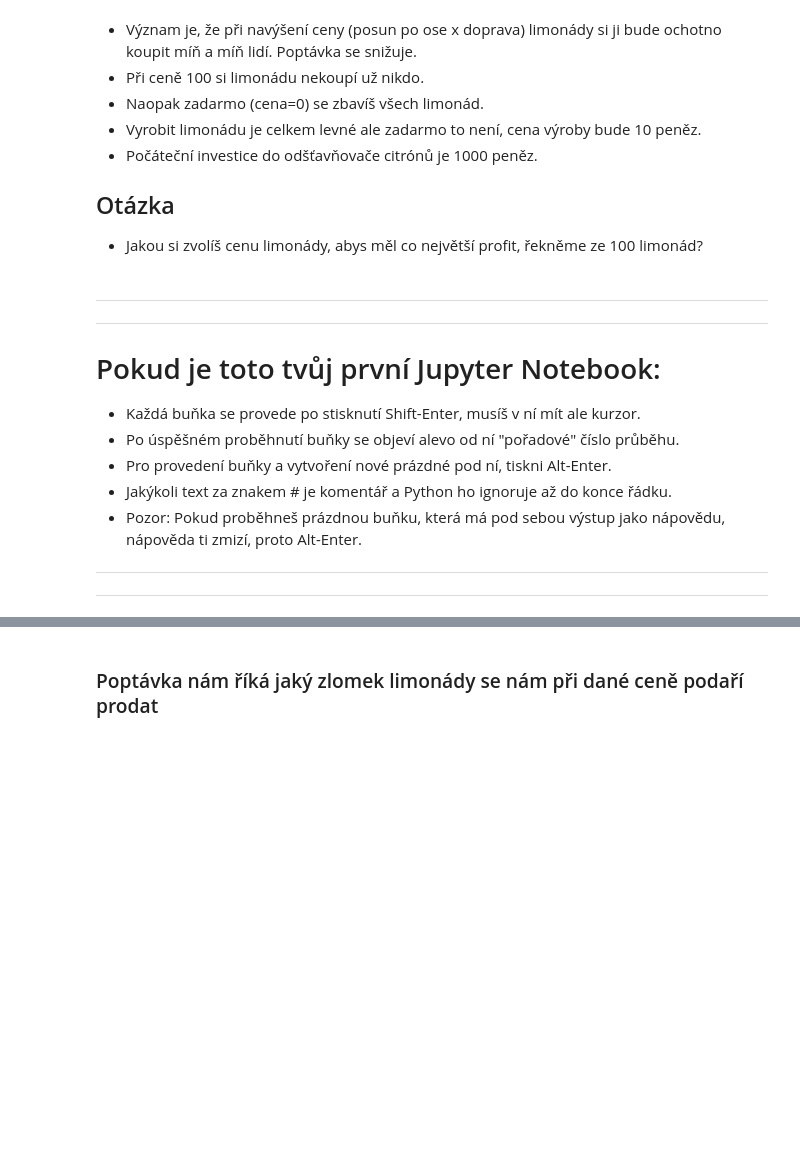
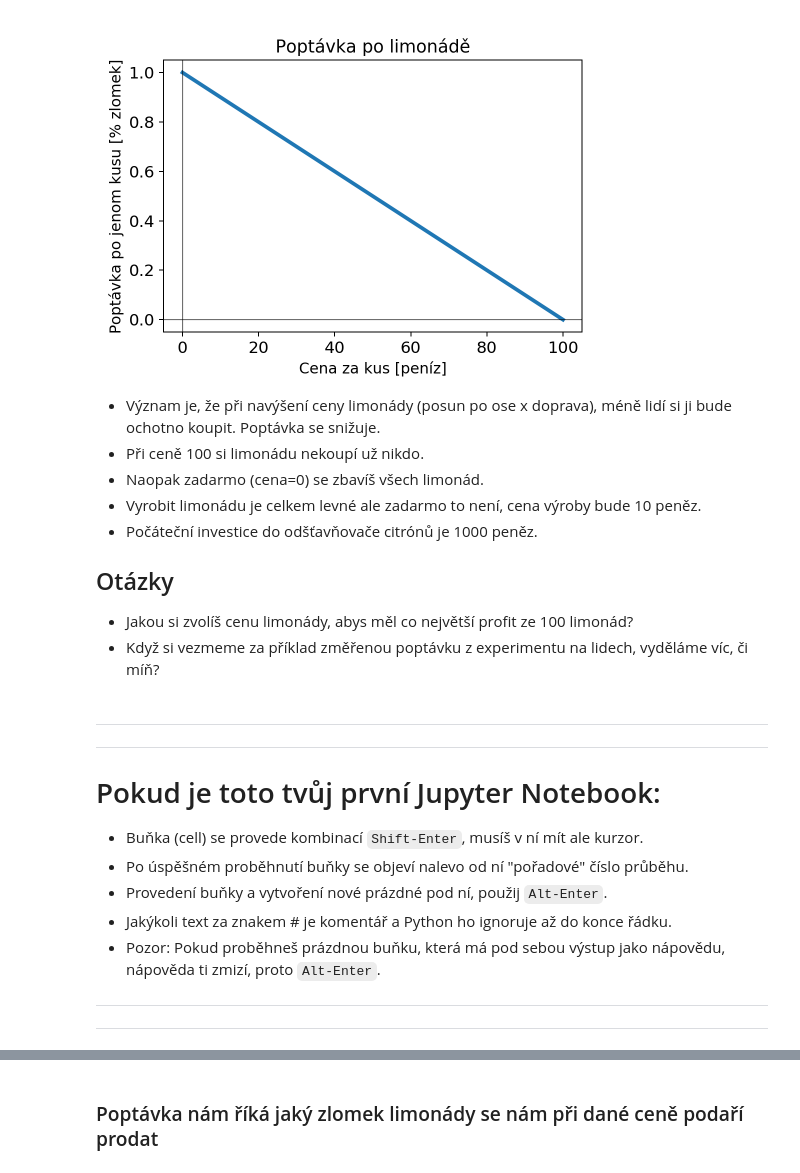
Before and after one commit to palec87/pymarad, a Jupyter notebook: cz/01_kvadraticka/kvadraticka_poptavka_zadani.ipynb, the cells around one changed output, grey strips where cells are left out. Drawn from its saved outputs; the diff is of its cells as text; code cells hidden in the pictures; blank space fills up the shorter version.

```diff
--- a/cz/01_kvadraticka/kvadraticka_poptavka_zadani.ipynb
+++ b/cz/01_kvadraticka/kvadraticka_poptavka_zadani.ipynb
@@ -14,20 +10,26 @@ display.Image(b64decode(image01), retina=True)
+# %%
+from IPython.display import Image
+Image('../../resource/fig/poptavka_lim.png', retina=True)
+# %% [output]
+[figure, added]
 # %% [markdown]
-* Význam je, že při navýšení ceny (posun po ose x doprava) limonády si ji bude ochotno koupit míň a míň lidí. Poptávka se snižuje.
+* Význam je, že při navýšení ceny limonády (posun po ose x doprava), méně lidí si ji bude ochotno koupit. Poptávka se snižuje.
 * Při ceně 100 si limonádu nekoupí už nikdo.
 * Naopak zadarmo (cena=0) se zbavíš všech limonád.
 * Vyrobit limonádu je celkem levné ale zadarmo to není, cena výroby bude 10 peněz.
 * Počáteční investice do odšťavňovače citrónů je 1000 peněz.
 
-## Otázka
-* Jakou si zvolíš cenu limonády, abys měl co největší profit, řekněme ze 100 limonád?
+## Otázky
+* Jakou si zvolíš cenu limonády, abys měl co největší profit ze 100 limonád?
+* Když si vezmeme za příklad změřenou poptávku z experimentu na lidech, vyděláme víc, či míň?
 # %% [markdown]
 ---
 ---
 # Pokud je toto tvůj první Jupyter Notebook:
-* Každá buňka se provede po stisknutí Shift-Enter, musíš v ní mít ale kurzor.
-* Po úspěšném proběhnutí buňky se objeví alevo od ní "pořadové" číslo průběhu.
-* Pro provedení buňky a vytvoření nové prázdné pod ní, tiskni Alt-Enter.
+* Buňka (cell) se provede kombinací `Shift-Enter`, musíš v ní mít ale kurzor.
+* Po úspěšném proběhnutí buňky se objeví nalevo od ní "pořadové" číslo průběhu.
+* Provedení buňky a vytvoření nové prázdné pod ní, použij `Alt-Enter`.
 * Jakýkoli text za znakem # je komentář a Python ho ignoruje až do konce řádku.
-* Pozor: Pokud proběhneš prázdnou buňku, která má pod sebou výstup jako nápovědu, nápověda ti zmizí, proto Alt-Enter.
+* Pozor: Pokud proběhneš prázdnou buňku, která má pod sebou výstup jako nápovědu, nápověda ti zmizí, proto `Alt-Enter`.
 ---
 ---
```
Also changed, not shown: parts of 42 cells of this notebook, 11 other files.
